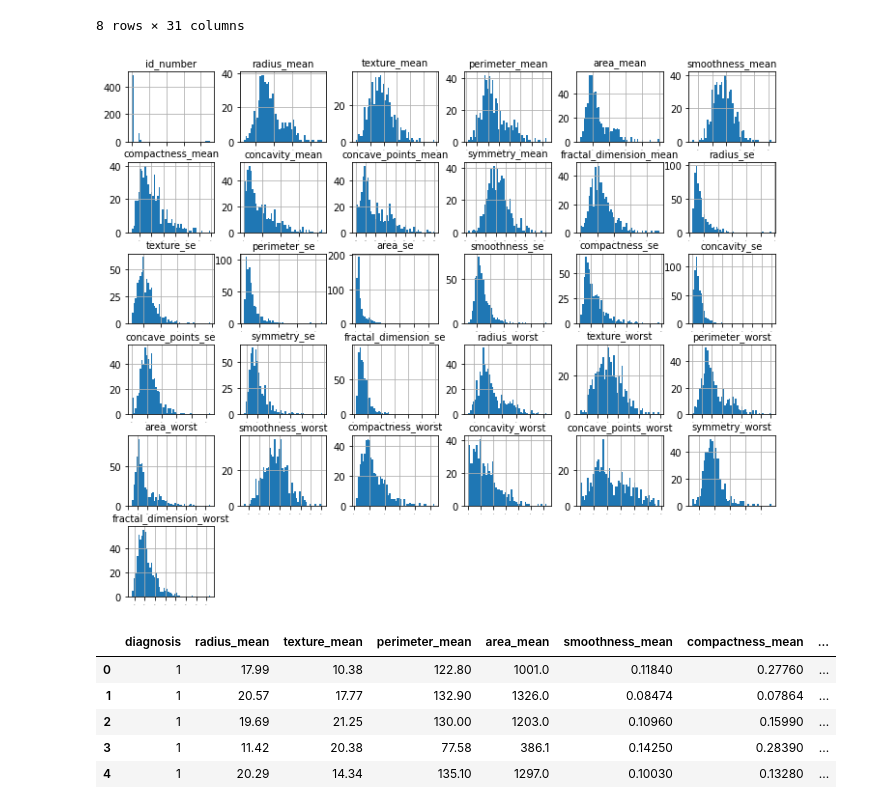
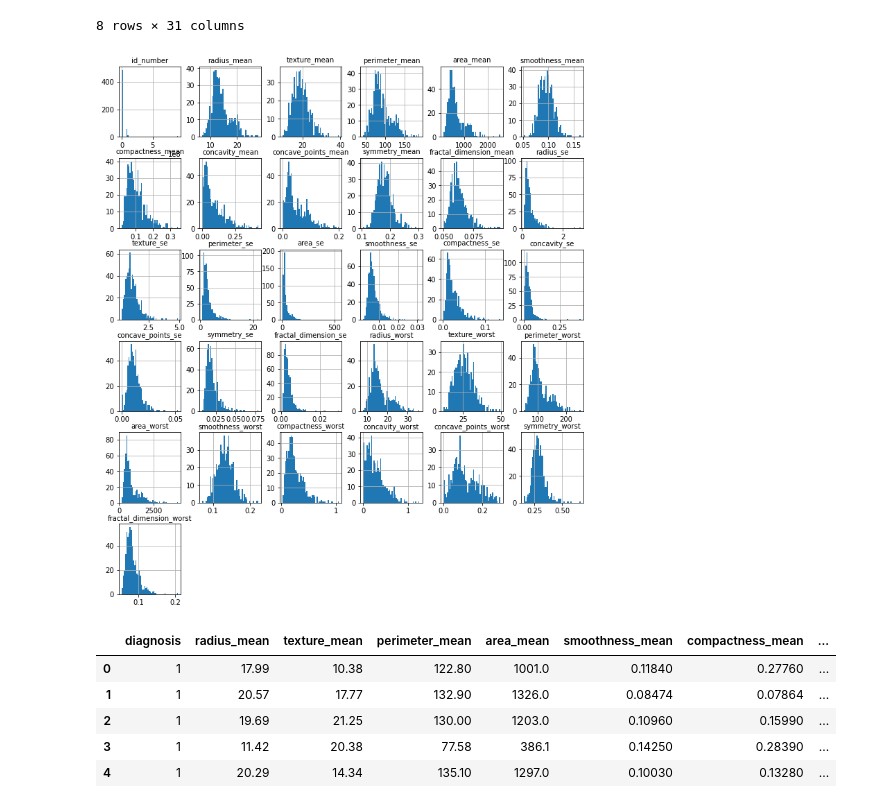
Before and after one commit to Aaryan-Patel2/BreastCancerProject, a Jupyter notebook: logistic_reg.ipynb, the cells around one changed output. Cells and saved outputs as stored; diff of their text form; code cells hidden in the pictures.

```diff
--- a/logistic_reg.ipynb
+++ b/logistic_reg.ipynb
@@ -26,7 +24,7 @@ else:
 # %% [output]
 Data file already present.
 # %%
-column_names = column_names = ['id_number', 'diagnosis', 'radius_mean', 'texture_mean', 'perimeter_mean',
+column_names =  ['id_number', 'diagnosis', 'radius_mean', 'texture_mean', 'perimeter_mean',
                 'area_mean', 'smoothness_mean', 'compactness_mean', 'concavity_mean',
                 'concave_points_mean', 'symmetry_mean', 'fractal_dimension_mean',
                 'radius_se', 'texture_se', 'perimeter_se', 'area_se', 'smoothness_se',
@@ -82,14 +82,14 @@ df.describe()
 # %%
 plt.rc('font', size=10)
 plt.rc('axes', labelsize=10, titlesize=10)
 plt.rc('legend', fontsize=10)
 plt.rc('ytick', labelsize=10)
 
-df.hist(bins=50, figsize=(12, 10))
+df.hist(bins=50, figsize=(12, 14))
 
-plt.show() #The data is skewed to the right as per the following histograms as per expectance as all the data is positive
+plt.show() #It seems mainly the means are normally distributed, but the standard errors and worst values are not.
 # %% [output]
-[figure, old version]
+[figure, new version]
 # %%
 df.drop('id_number', axis=1, inplace=True) #remove unecessary values
 # %%
```
Also changed, not shown: parts of 8 cells of this notebook, 1 other file.
